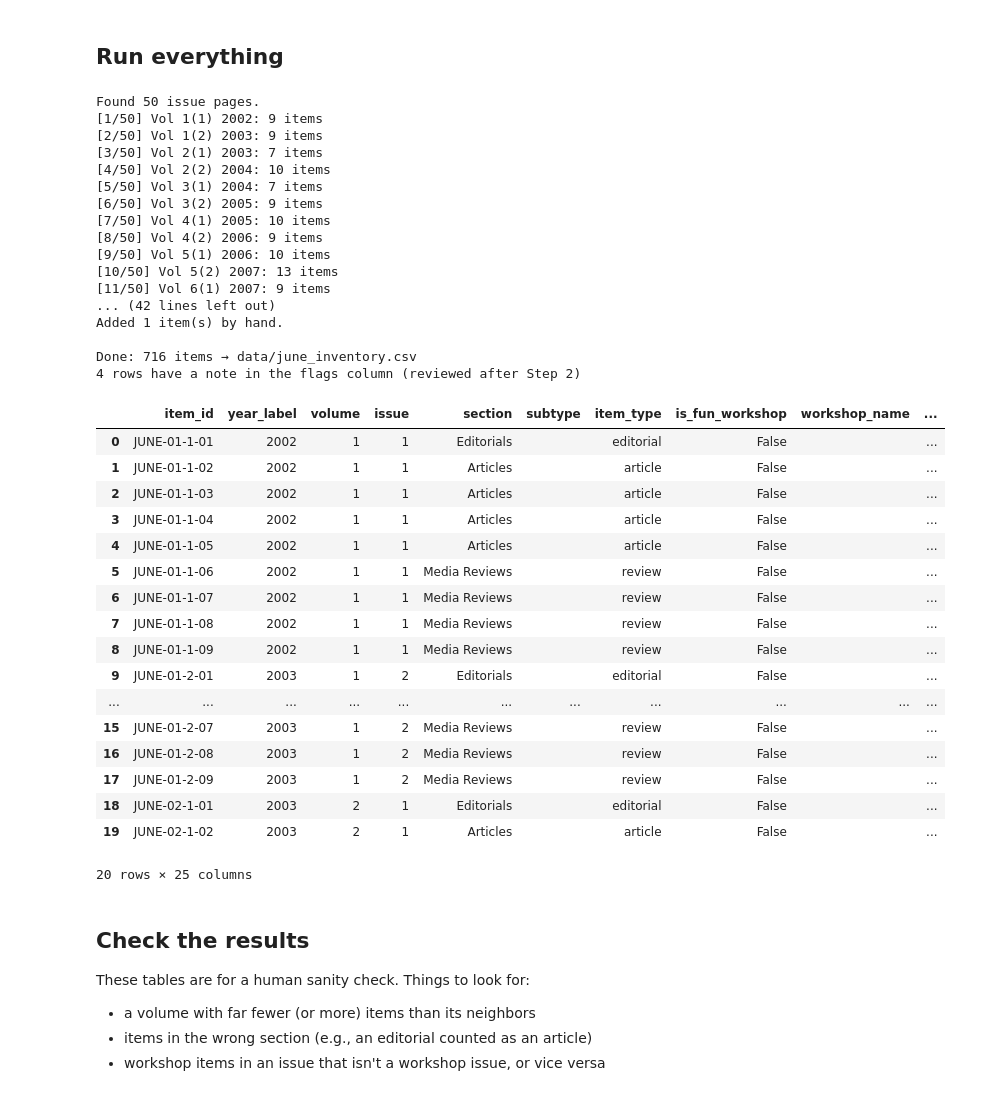
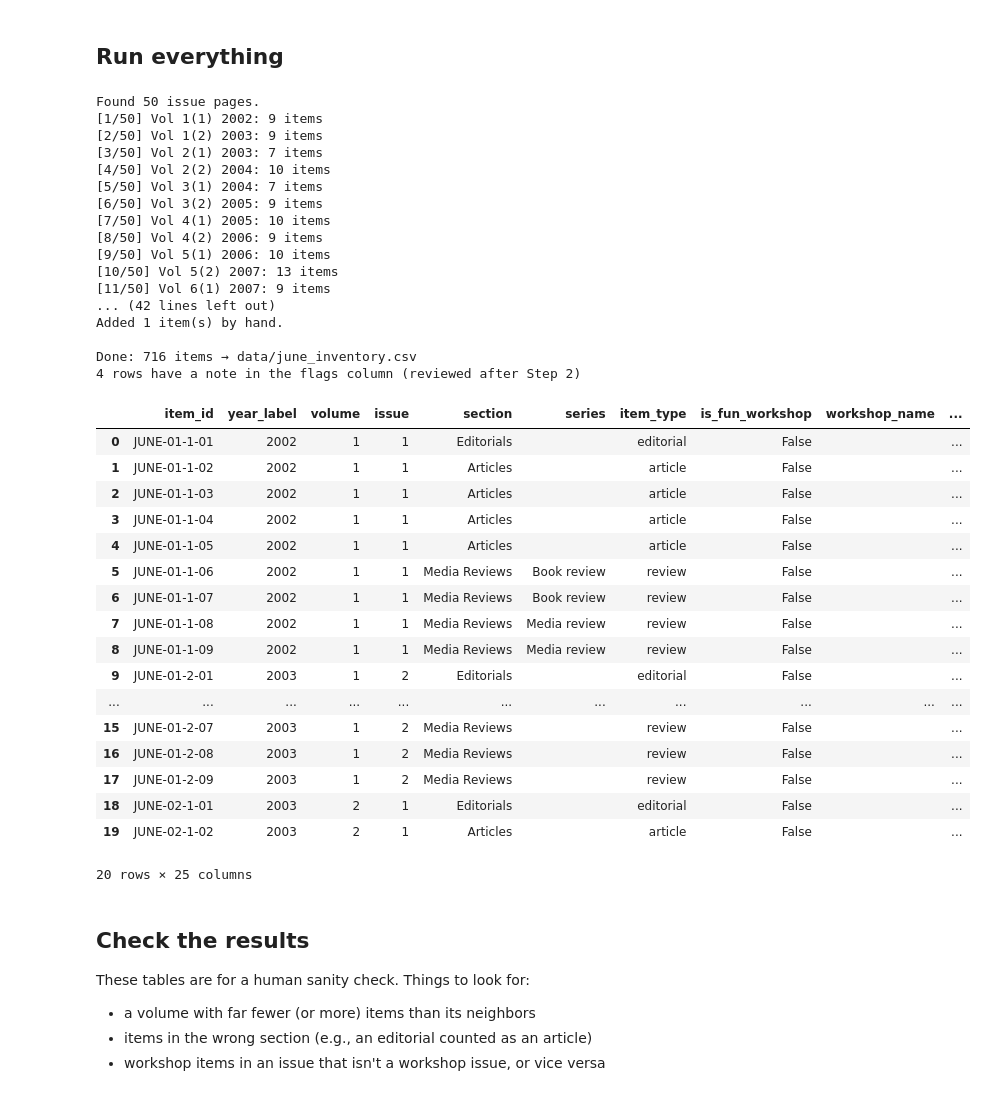
Before and after one commit to ajuavinett/JUNE_Utilities, a Jupyter notebook: 01_build_inventory.ipynb, the cells around one changed output. Saved outputs shown, nothing was run; the diff lists cells and outputs as text; code cells hidden in the pictures.

```diff
--- a/01_build_inventory.ipynb
+++ b/01_build_inventory.ipynb
@@ -64,6 +64,26 @@ EXTRA_ITEMS = [
      "article_page_url": "https://pubmed.ncbi.nlm.nih.gov/23495312/",
      "issue_url": "https://www.funjournal.org/2007-volume-5-issue-2/"},
 ]
+
+# Named series and labels, found in front of a title ("AMAZING PAPERS IN
+# NEUROSCIENCE: …", "Book Review: …") or in a heading just above an item.
+# Capitalization doesn't matter. Format: "name to use": [the words that signal it]
+SERIES = {
+    "Amazing Papers": ["amazing papers in neuroscience", "amazing papers"],
+    "Editor-in-chief": ["editor in chief", "editor-in-chief", "from our chief editor"],
+    "Editorial": ["editorial"],
+    "Opinion": ["opinion"],
+    "Perspective": ["perspective"],
+    "Commentary": ["commentary"],
+    "Essay": ["essay"],
+    "Interview": ["interview"],
+    "Letter to the editor": ["letter to the editor", "letter to editor"],
+    "Book review": ["book review", "textbook review"],
+    "Media review": ["media review", "website review", "technology review"],
+    "Technical note": ["technical note"],
+    "Case study": ["case study"],
+    "Of note": ["of note"],
+}
 
 # Newer issues (~2020s) link to an article page rather than straight to the PDF.
 # Those pages carry the DOI and abstract, so we visit them too.
@@ -490,7 +519,7 @@ def add_flags(df):
     for i, r in enumerate(df.itertuples()):
         if not r.authors:
             flags[i].append("no authors found")
-        if r.source != "funjournal.org":
+        if r.listed_on != "funjournal.org":
             if not r.section:
                 flags[i].append("no section on Scholastica page")
             continue   # Scholastica items have no page numbers or PDF links
@@ -551,7 +580,7 @@ def scholastica_items_from_crossref():
         rows.append({
             "year_label": w.get("published", {}).get("date-parts", [[None]])[0][0],
             "volume": volume, "issue": issue,
-            "section": "", "subtype": "",
+            "section": "", "label": "",
             # Titles can contain HTML like <i>Drosophila</i>, line breaks, and invisible characters
             "title": re.sub(r"\s+", " ", re.sub(r"<[^>]+>|[\u200b-\u200d\u2060\ufeff]", "",
                                                  " ".join(w.get("title", [])))).strip(),
@@ -566,7 +595,7 @@ def scholastica_items_from_crossref():
             "n_supplements": 0,
             "abstract": abstract,
             "keywords": "",
-            "source": "CrossRef (Scholastica)",
+            "listed_on": "Scholastica (via CrossRef)",
         })
     rows.sort(key=lambda r: (r["volume"], r["issue"], r["title"]))
 
@@ -622,7 +651,7 @@ def build_inventory():
     df = pd.DataFrame(rows)
     df["doi"], df["abstract"] = "", ""
     df["keywords"] = ""   # funjournal.org pages don't list keywords; step 2 adds them from PubMed
-    df["source"] = "funjournal.org"
+    df["listed_on"] = "funjournal.org"
 
     if FETCH_ARTICLE_PAGES:
         todo = df.index[df["article_page_url"].str.contains("funjournal.org")]
@@ -658,7 +687,7 @@ def build_inventory():
     # Items added by hand (see EXTRA_ITEMS at the top)
     blank = {c: "" for c in df.columns}
     extra = [{**blank, "n_supplements": 0, "first_author": first_author_surname(e["authors"]),
-              "source": "added by hand", **e} for e in EXTRA_ITEMS]
+              "listed_on": "added by hand", **e} for e in EXTRA_ITEMS]
     df = pd.DataFrame(df.to_dict("records") + extra)
     if extra:
         print(f"Added {len(extra)} item(s) by hand.")
@@ -675,6 +704,9 @@ def build_inventory():
     position = df.groupby(["volume", "issue"]).cumcount() + 1
     df["item_id"] = [f"JUNE-{v:02d}-{i}-{p:02d}" for v, i, p in zip(df["volume"], df["issue"], position)]
 
+    # Named series such as Amazing Papers (see SERIES at the top)
+    df["series"] = [series_for(l, t) for l, t in zip(df["label"].fillna(""), df["title"])]
+
     # FUN workshop proceedings (see WORKSHOP_ISSUES at the top)
     workshop = [WORKSHOP_ISSUES.get((v, i), "") for v, i in zip(df["volume"], df["issue"])]
     df["workshop_name"] = workshop
@@ -682,54 +714,54 @@ def build_inventory():
 
     df = add_flags(df)
 
-    cols = ["item_id", "year_label", "volume", "issue", "section", "subtype",
+    cols = ["item_id", "year_label", "volume", "issue", "section", "series",
             "item_type", "is_fun_workshop", "workshop_name",
             "title", "authors", "first_author",
             "reviewed_work_author", "page_prefix", "page_start", "page_end",
             "doi", "pdf_url", "article_page_url", "issue_url",
-            "n_supplements", "abstract", "keywords", "source", "flags"]
+            "n_supplements", "abstract", "keywords", "listed_on", "flags"]
     df = df[cols]
     os.makedirs(DATA_DIR, exist_ok=True)
     df.to_csv(OUTPUT_CSV, index=False, encoding="utf-8-sig")  # utf-8-sig opens cleanly in Excel
     (df.replace({"section": {"": "(not listed)"}})
        .groupby(["year_label", "volume", "issue", "section"]).size()
        .unstack(fill_value=0).to_csv(SUMMARY_CSV, encoding="utf-8-sig"))
 
     print(f"\nDone: {len(df)} items → {OUTPUT_CSV}")
     print(f"{(df['flags'] != '').sum()} rows have a note in the flags column (reviewed after Step 2)")
     return df
 
 
 inventory = build_inventory()
 inventory.head(20)
 # %% [output]
 Found 50 issue pages.
 [1/50] Vol 1(1) 2002: 9 items
 [2/50] Vol 1(2) 2003: 9 items
 [3/50] Vol 2(1) 2003: 7 items
 [4/50] Vol 2(2) 2004: 10 items
 [5/50] Vol 3(1) 2004: 7 items
 [6/50] Vol 3(2) 2005: 9 items
 [7/50] Vol 4(1) 2005: 10 items
 [8/50] Vol 4(2) 2006: 9 items
 [9/50] Vol 5(1) 2006: 10 items
 [10/50] Vol 5(2) 2007: 13 items
 [11/50] Vol 6(1) 2007: 9 items
 ... (42 lines left out)
 Added 1 item(s) by hand.
 
 Done: 716 items → data/june_inventory.csv
 4 rows have a note in the flags column (reviewed after Step 2)
-|  | item_id | year_label | volume | issue | section | subtype | item_type | is_fun_workshop | workshop_name | ... |
+|  | item_id | year_label | volume | issue | section | series | item_type | is_fun_workshop | workshop_name | ... |
 | 0 | JUNE-01-1-01 | 2002 | 1 | 1 | Editorials |  | editorial | False |  | ... |
 | 1 | JUNE-01-1-02 | 2002 | 1 | 1 | Articles |  | article | False |  | ... |
 | 2 | JUNE-01-1-03 | 2002 | 1 | 1 | Articles |  | article | False |  | ... |
 | 3 | JUNE-01-1-04 | 2002 | 1 | 1 | Articles |  | article | False |  | ... |
 | 4 | JUNE-01-1-05 | 2002 | 1 | 1 | Articles |  | article | False |  | ... |
-| 5 | JUNE-01-1-06 | 2002 | 1 | 1 | Media Reviews |  | review | False |  | ... |
-| 6 | JUNE-01-1-07 | 2002 | 1 | 1 | Media Reviews |  | review | False |  | ... |
-| 7 | JUNE-01-1-08 | 2002 | 1 | 1 | Media Reviews |  | review | False |  | ... |
-| 8 | JUNE-01-1-09 | 2002 | 1 | 1 | Media Reviews |  | review | False |  | ... |
+| 5 | JUNE-01-1-06 | 2002 | 1 | 1 | Media Reviews | Book review | review | False |  | ... |
+| 6 | JUNE-01-1-07 | 2002 | 1 | 1 | Media Reviews | Book review | review | False |  | ... |
+| 7 | JUNE-01-1-08 | 2002 | 1 | 1 | Media Reviews | Media review | review | False |  | ... |
+| 8 | JUNE-01-1-09 | 2002 | 1 | 1 | Media Reviews | Media review | review | False |  | ... |
 | 9 | JUNE-01-2-01 | 2003 | 1 | 2 | Editorials |  | editorial | False |  | ... |
 | ... | ... | ... | ... | ... | ... | ... | ... | ... | ... | ... |
 | 15 | JUNE-01-2-07 | 2003 | 1 | 2 | Media Reviews |  | review | False |  | ... |
```
Also changed, not shown: parts of 1 cell of this notebook, 13 other files.
